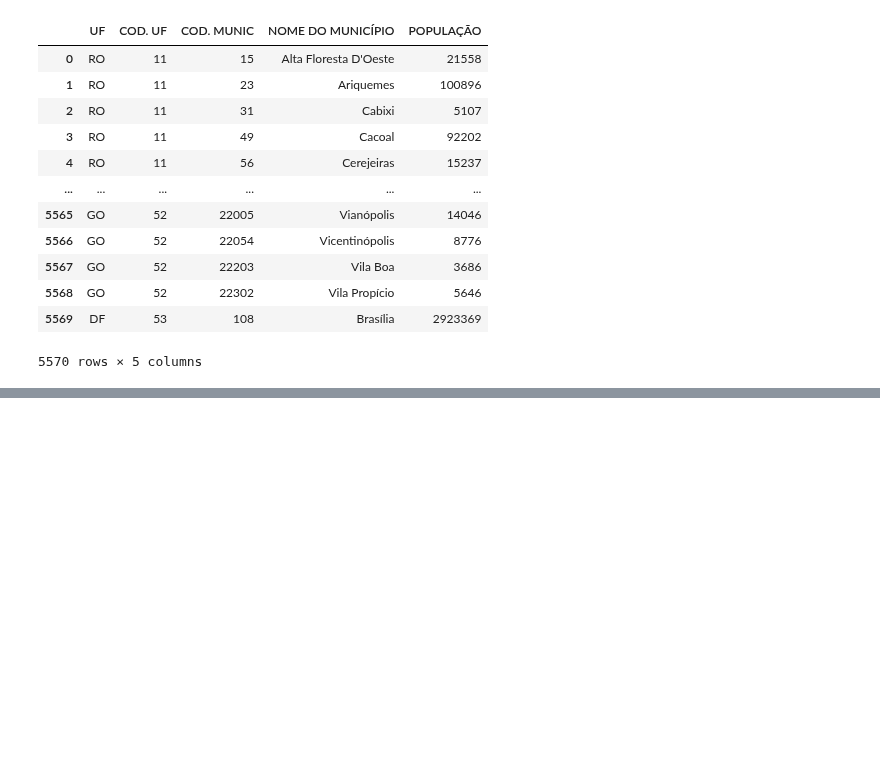
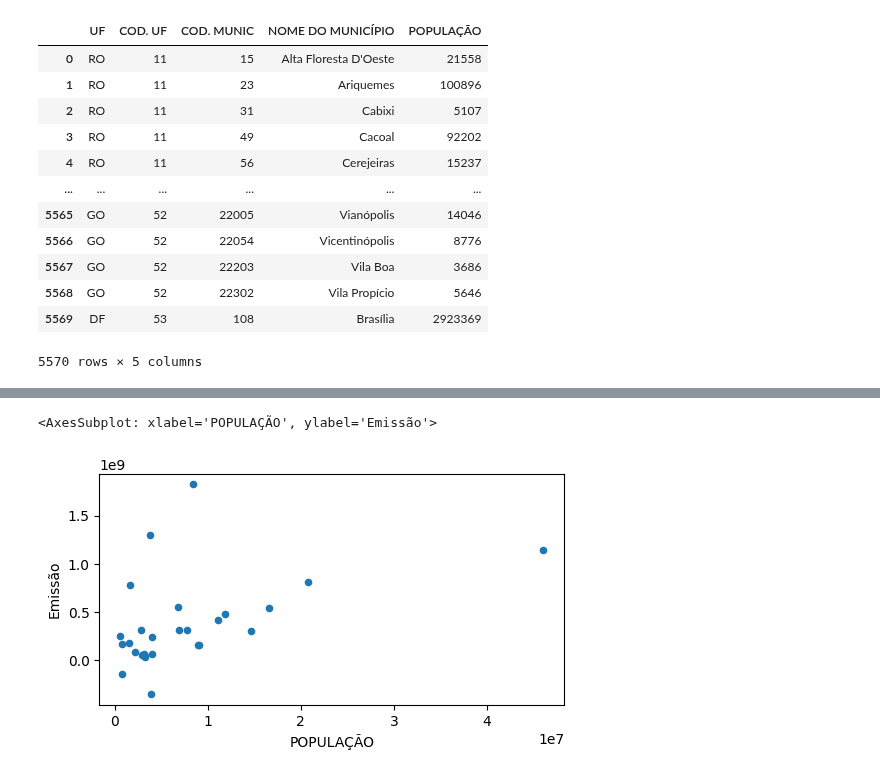
Before and after one commit to franciscojdsjr/Estudos-Python, a Jupyter notebook: Alura/Python_DataScience/Pandas_selecao_agrupamento/Aula4/Aula_4.ipynb, the cells around one changed output, grey strips where cells are left out. Saved outputs shown, nothing was run; the diff lists cells and outputs as text; code cells hidden in the pictures; blank space fills up the shorter version.

```diff
--- a/Alura/Python_DataScience/Pandas_selecao_agrupamento/Aula4/Aula_4.ipynb
+++ b/Alura/Python_DataScience/Pandas_selecao_agrupamento/Aula4/Aula_4.ipynb
@@ -20,0 +72,5 @@ populacao_estados
+# %%
+populacao_estados = populacao_estados.groupby('UF')[['populacao']].sum(numeric_only= True).reset_index()
+# %%
+populacao_estados.rename(columns={'populacao': 'POPULAÇÃO'}, inplace = True)
+populacao_estados
@@ -20,0 +95,6 @@ populacao_estados
+# %%
+colunas_info = list(emissoes_gases.loc[:,'Nível 1 - Setor':'Produto'].columns)
+colunas_emissao = list(emissoes_gases.loc[:,1970:2021].columns)
+emissoes_por_ano = emissoes_gases.melt(id_vars = colunas_info, value_vars = colunas_emissao, var_name = 'Ano' , value_name = 'Emissão')
+emissao_estados = emissoes_por_ano[emissoes_por_ano['Ano'] == 2021].groupby('Estado').sum(numeric_only= True).reset_index()
+emissao_estados
@@ -20,0 +119,2 @@ populacao_estados
+# %%
+dados_agrupados = pd.merge(emissao_estados, populacao_estados, left_on= 'Estado', right_on='UF')
@@ -20,0 +141,5 @@ populacao_estados
+# %%
+dados_agrupados.plot(x = 'POPULAÇÃO', y = 'Emissão', kind = 'scatter', figsize= (6,3))
+# %% [output]
+<AxesSubplot: xlabel='POPULAÇÃO', ylabel='Emissão'>
+[figure, added]
```
Also changed, not shown: parts of 17 cells of this notebook, 2 other files.
